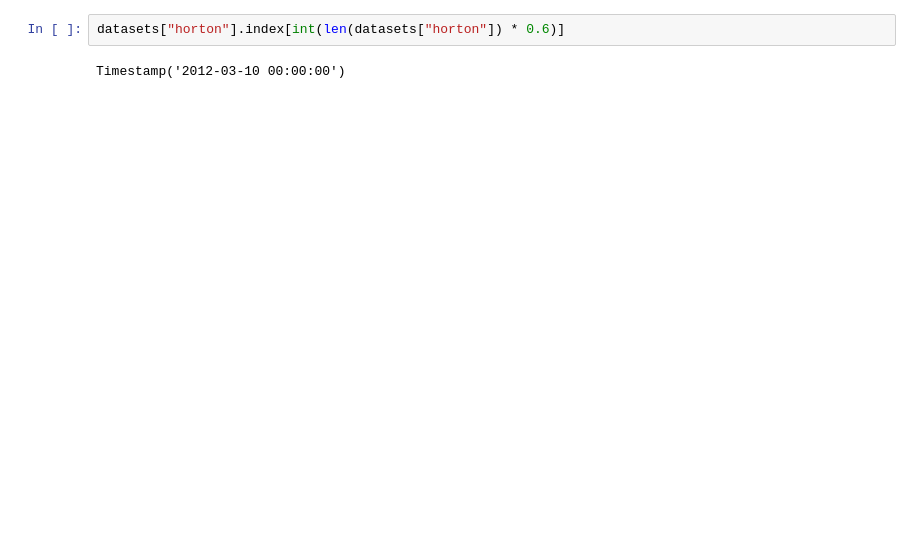
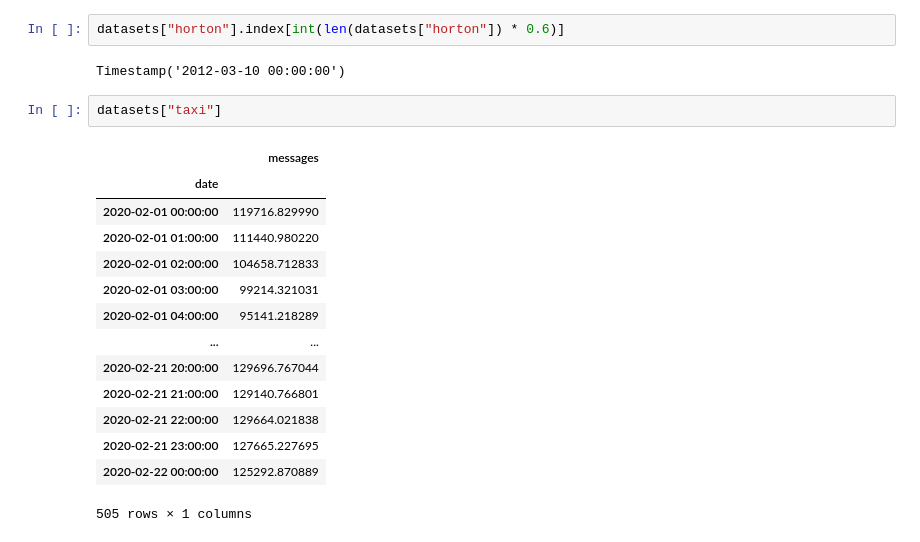
Before and after one commit to kainkordian/ELPTforDSP, a Jupyter notebook: Data.ipynb, the cells around one changed output. Cells and saved outputs as stored; diff of their text form; blank space fills up the shorter version.

```diff
--- a/Data.ipynb
+++ b/Data.ipynb
@@ -162,3 +114,20 @@ plt.savefig("plots/datasets.pdf", dpi=300, bbox_inches='tight')
 datasets["horton"].index[int(len(datasets["horton"]) * 0.6)]
 # %% [output]
 Timestamp('2012-03-10 00:00:00')
+# %%
+datasets["taxi"]
+# %% [output]
+|  | messages |
+| date |  |
+| 2020-02-01 00:00:00 | 119716.829990 |
+| 2020-02-01 01:00:00 | 111440.980220 |
+| 2020-02-01 02:00:00 | 104658.712833 |
+| 2020-02-01 03:00:00 | 99214.321031 |
+| 2020-02-01 04:00:00 | 95141.218289 |
+| ... | ... |
+| 2020-02-21 20:00:00 | 129696.767044 |
+| 2020-02-21 21:00:00 | 129140.766801 |
+| 2020-02-21 22:00:00 | 129664.021838 |
+| 2020-02-21 23:00:00 | 127665.227695 |
+| 2020-02-22 00:00:00 | 125292.870889 |
+505 rows × 1 columns
```
Also changed, not shown: parts of 5 cells of this notebook, 7 other files.
